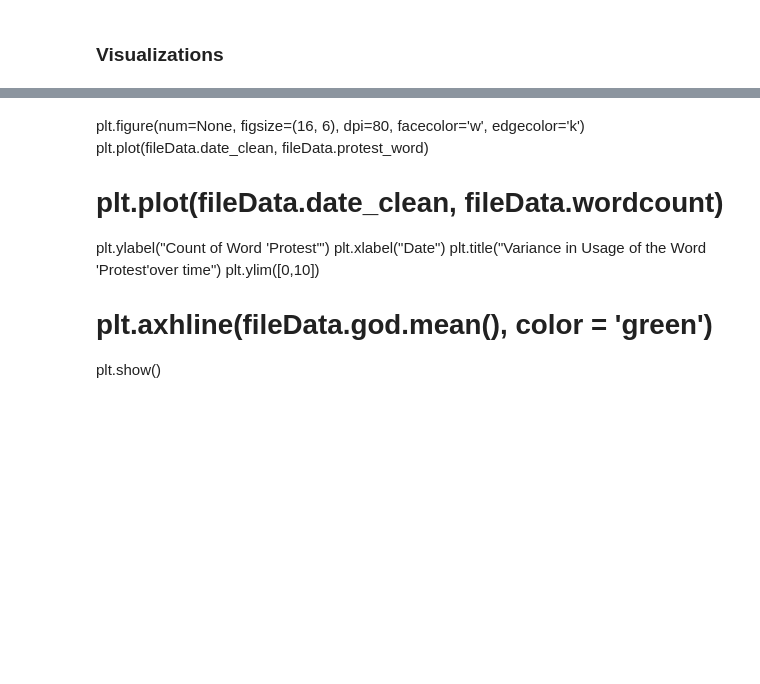
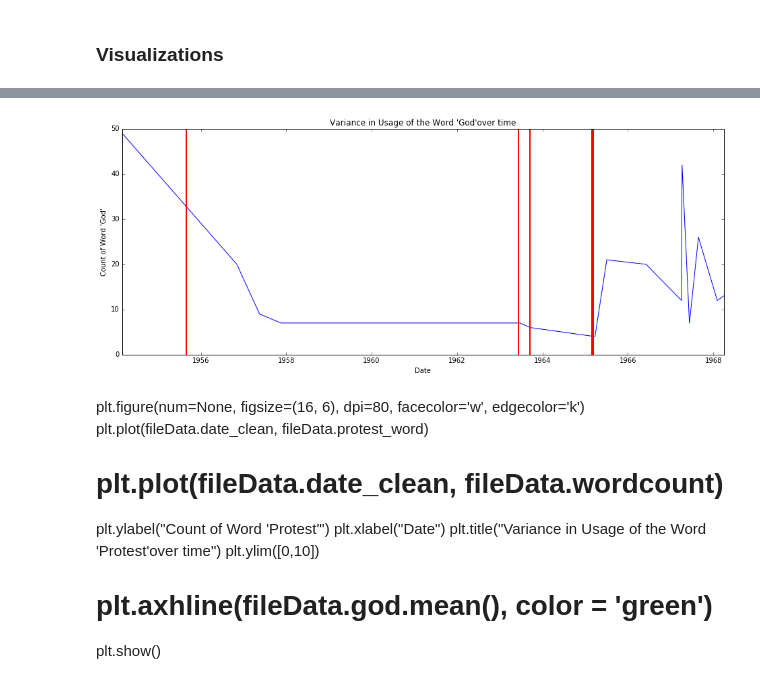
Before and after one commit to nmvenuti/DSI_Religion, a Jupyter notebook: protest_temporalAnalysis/temporal_viz.ipynb, the cells around one changed output, grey strips where cells are left out. Drawn from its saved outputs; the diff is of its cells as text; code cells hidden in the pictures; blank space fills up the shorter version.

```diff
--- a/protest_temporalAnalysis/temporal_viz.ipynb
+++ b/protest_temporalAnalysis/temporal_viz.ipynb
@@ -183,0 +197,4 @@ fileData['semanticDensity'] = semanticDensity
+# %%
+targetwords = {}
+for file in fileData.fileName:
+    targetwords[file] = sp.targetWords(tm.getRawText(dataloc,file),wordCount=10,startCount=0)
@@ -339,3 +428,20 @@ plt.show()
+# %%
+# Plotting the Count of the word 'God'
+plt.figure(num=None, figsize=(16, 6), dpi=80, facecolor='w', edgecolor='k')
+plt.plot(fileData.date_clean, fileData.god)
+[plt.axvline(event, color = 'red', lw=2) for event in d.Date]
+#for event in d.Date:
+#    print(event)
+# plt.plot(d.Date, [10]*len(d),'*',ms=20)
+# plt.plot(fileData.date_clean, fileData.semanticDensity)
+plt.ylabel("Count of Word 'God'")
+plt.xlabel("Date")
+plt.title("Variance in Usage of the Word 'God'over time")
+# plt.axvline(d.Date, color = 'green')
+# plt.xlim(['2007-07-01','2008-07-01'])
+plt.show()
+# %% [output]
+[figure, added]
 # %% [markdown]
 plt.figure(num=None, figsize=(16, 6), dpi=80, facecolor='w', edgecolor='k')
 plt.plot(fileData.date_clean, fileData.protest_word)
```
Also changed, not shown: parts of 53 cells of this notebook, 1 other file.
